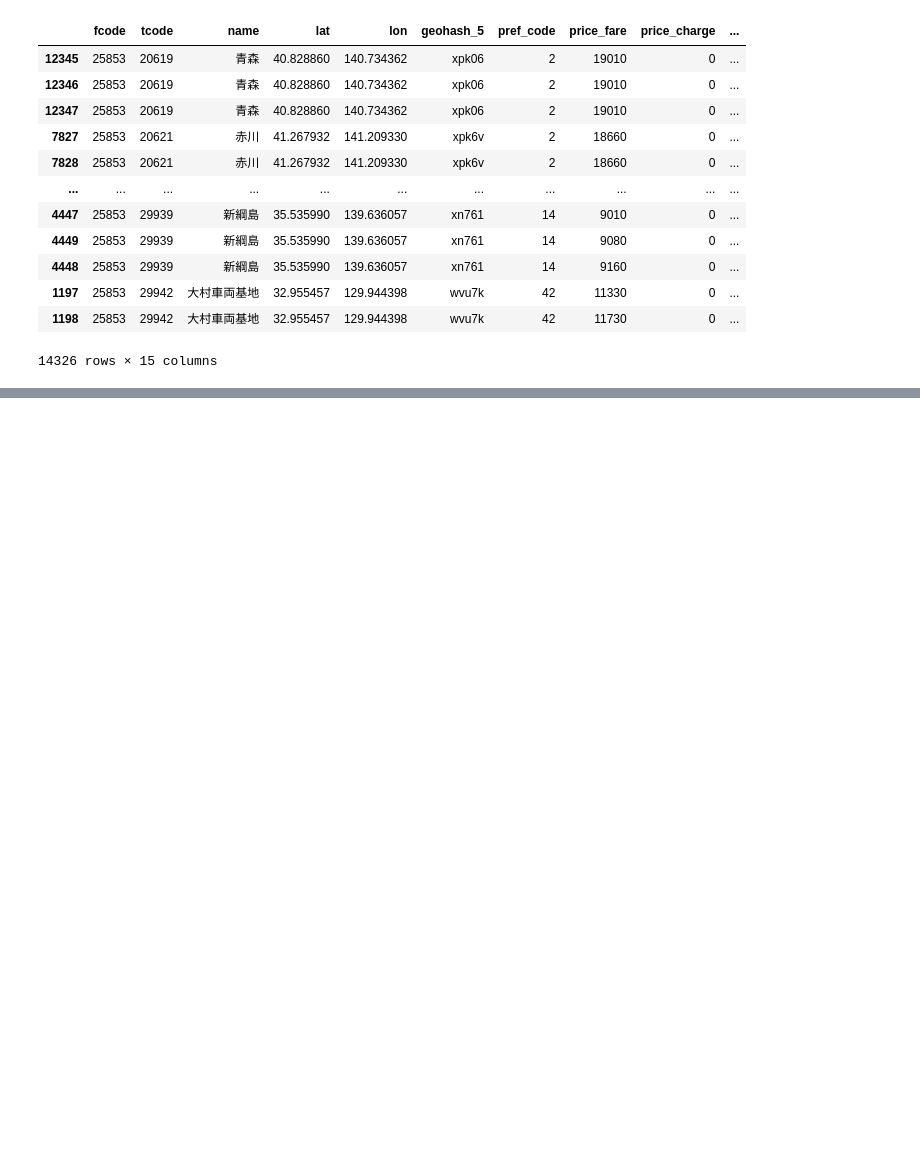
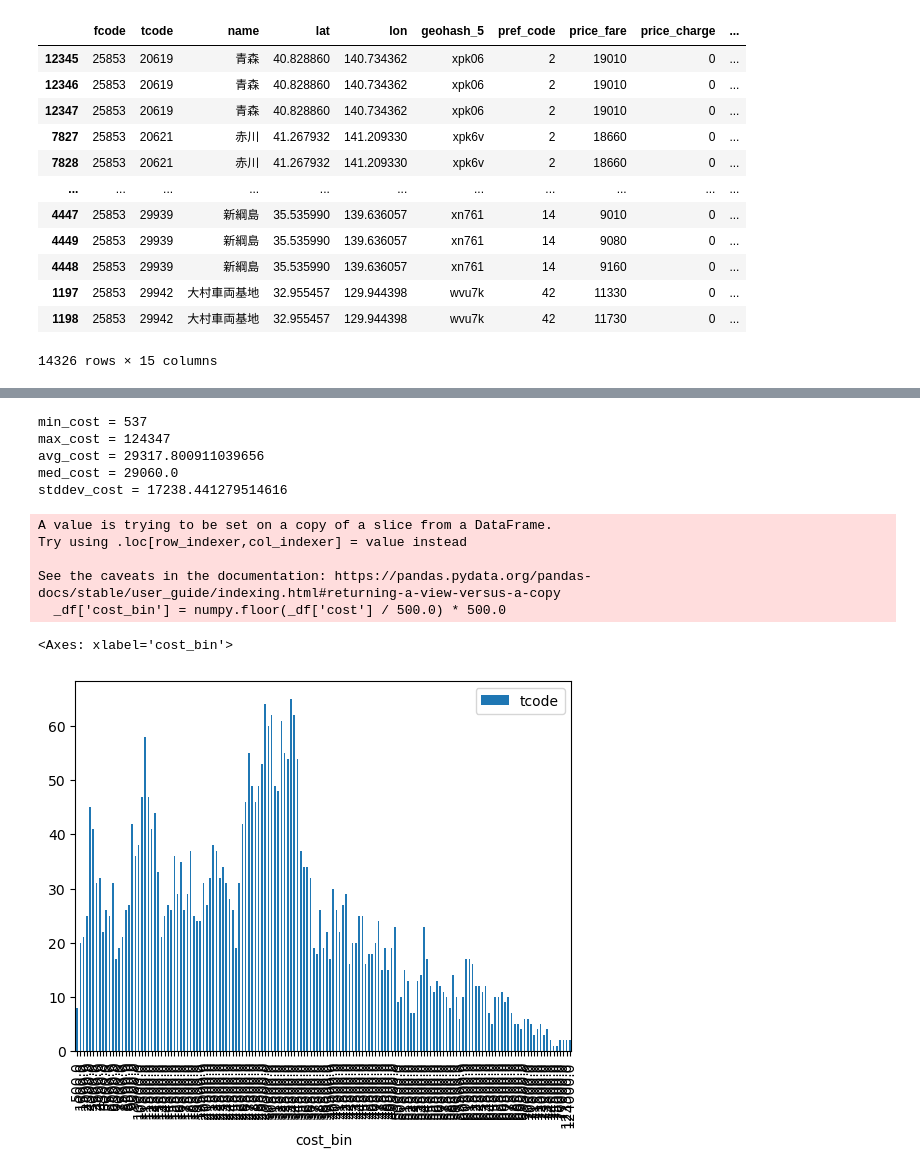
Before and after one commit to baum9chen/railway_moving_cost, a Jupyter notebook: script/4_make_tsv.ipynb, the cells around one changed output, grey strips where cells are left out. Cells and saved outputs as stored; diff of their text form; code cells hidden in the pictures; blank space fills up the shorter version.

```diff
--- a/script/4_make_tsv.ipynb
+++ b/script/4_make_tsv.ipynb
@@ -193,4 +193,5 @@ df
 | 1198 | 25853 | 29942 | 大村車両基地 | 32.955457 | 129.944398 | wvu7k | 42 | 11730 | 0 | ... |
 14326 rows × 15 columns
 # %%
-df[df['ranking'] == 1].to_csv('../data/result_2/result_2.tsv', sep='\t', index=False)
+_df = df[df['ranking'] == 1]
+_df.to_csv('../data/result_2/result_2.tsv', sep='\t', index=False)
@@ -289,0 +198,33 @@ with open('../data/result_2/railway_moving_cost.json', mode='w') as f:
+# %%
+min_cost = _df['cost'].min()
+max_cost = _df['cost'].max()
+avg_cost = _df['cost'].mean()
+med_cost = _df['cost'].median()
+stddev_cost = _df['cost'].std()
+
+print(f"min_cost = {min_cost}")
+print(f"max_cost = {max_cost}")
+print(f"avg_cost = {avg_cost}")
+print(f"med_cost = {med_cost}")
+print(f"stddev_cost = {stddev_cost}")
+# %% [output]
+min_cost = 537
+max_cost = 124347
+avg_cost = 29317.800911039656
+med_cost = 29060.0
+stddev_cost = 17238.441279514616
+# %%
+import matplotlib.pyplot as plt
+import numpy
+_df['cost_bin'] = numpy.floor(_df['cost'] / 500.0) * 500.0
+stat_df = _df.groupby('cost_bin', as_index=False)['tcode'].nunique()
+stat_df.sort_values('cost_bin', inplace=True)
+stat_df.plot.bar(x='cost_bin', y='tcode')
+# %% [output]
+A value is trying to be set on a copy of a slice from a DataFrame.
+Try using .loc[row_indexer,col_indexer] = value instead
+
+See the caveats in the documentation: https://pandas.pydata.org/pandas-docs/stable/user_guide/indexing.html#returning-a-view-versus-a-copy
+  _df['cost_bin'] = numpy.floor(_df['cost'] / 500.0) * 500.0
+<Axes: xlabel='cost_bin'>
+[figure, added]
```
Also changed, not shown: parts of 5 cells of this notebook, 1 other file.
